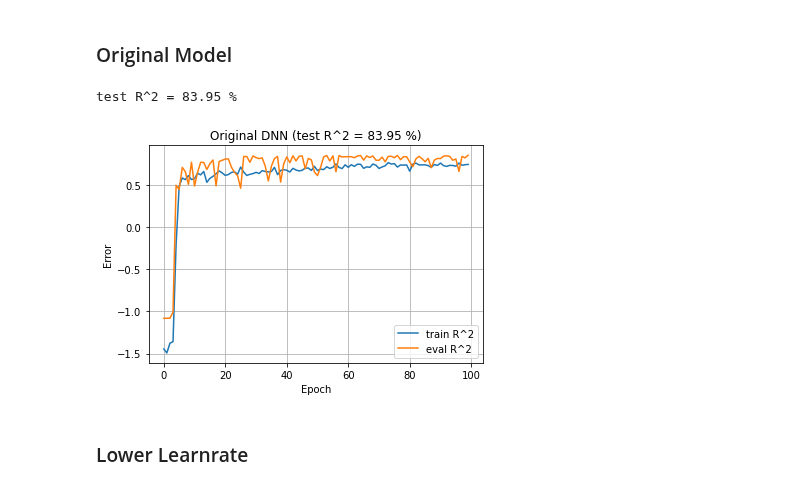
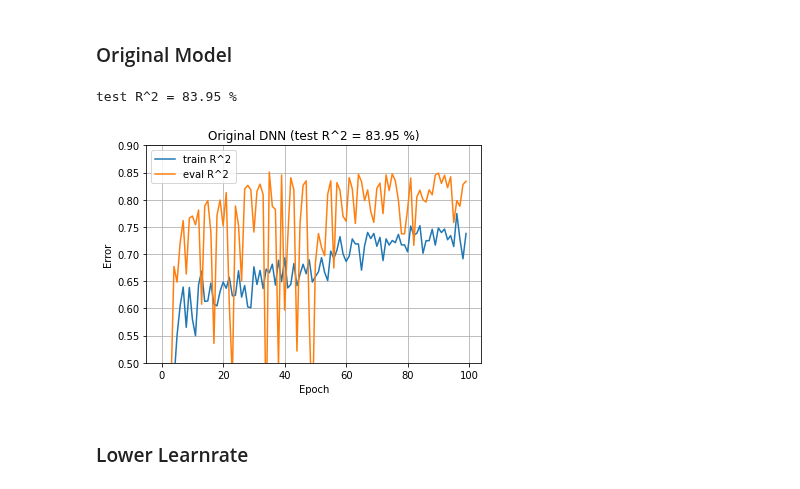
Before and after one commit to tkuentzler/fl-official-statistics-addon-review, a Jupyter notebook: _dev/02_insurance_DNN.ipynb, the cells around one changed output. Cells and saved outputs as stored; diff of their text form; code cells hidden in the pictures.

```diff
--- a/_dev/02_insurance_DNN.ipynb
+++ b/_dev/02_insurance_DNN.ipynb
@@ -214,23 +216,23 @@ if not os.path.exists(plot_experiment_path): os.makedirs(plot_experiment_path)
 # %%
 tf.random.set_seed(42)
 dnn_model = create_model()
 
 #train
 dnn_history = dnn_model.fit(
     X_train, y_train,
     shuffle=True,
     validation_split = validation_split_size,
     epochs = epochs_def, verbose = 0
     )
 #output
 r2_str = "test R^2 = {:.2f} %".format(100 * dnn_history.model.evaluate(X_test, y_test, verbose = 0)[-1])
 print(r2_str)
-plot_loss(dnn_history,
+plot_loss(dnn_history, y_min = 0.5, y_max=0.9,
           title = "Original DNN (" + r2_str + ")"
           , save_path = plot_experiment_path + "/00_original_performance")
 # %% [output]
 test R^2 = 83.95 %
-[figure, old version]
+[figure, new version]
 # %% [markdown]
 ### Lower Learnrate
 # %%
```
Also changed, not shown: parts of 10 cells of this notebook.
